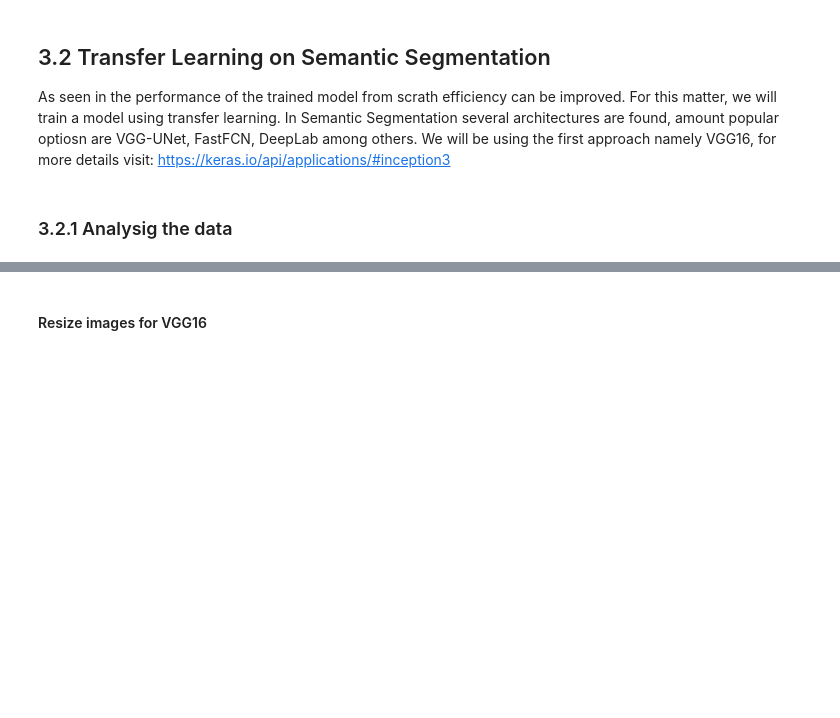
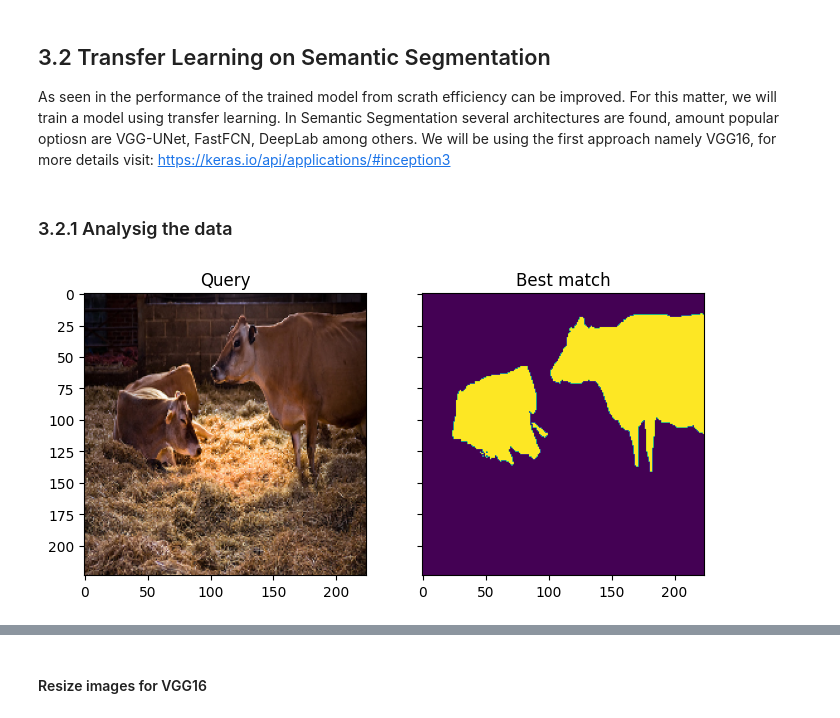
Before and after one commit to danilotpnta/ComputerVission, a Jupyter notebook: cv-ga2-v2.ipynb, the cells around one changed output, grey strips where cells are left out. Cells and saved outputs as stored; diff of their text form; code cells hidden in the pictures; blank space fills up the shorter version.

```diff
--- a/cv-ga2-v2.ipynb
+++ b/cv-ga2-v2.ipynb
@@ -266,3 +211,29 @@ def plot_img_seg(original_img, real_label, predicted_label=None):
         plt.subplot(int(f"1{col}3"))
         plt.imshow(predicted_label)
         plt.title("Predicted Label")
+
+def preproces_img(img):
+#     img = cv2.cvtColor(img, cv2.COLOR_RGB2GRAY)
+#     img = cv2.resize(img,(224,224, 3)) #(224, 224, 1, 3)
+#     img = np.expand_dims(img, axis=2)
+    img = cv2.resize(img,(224,224))
+#     print(img.shape)
+    return img
+
+def preproces_seg(seg):
+    seg = cv2.resize(seg,(224,224),interpolation = cv2.INTER_NEAREST)
+    seg = np.expand_dims(seg, axis=2)
+#     print(seg.shape)
+    return seg
+
+train_df['img'] = train_df['img'].apply(preproces_img)
+train_df['seg'] = train_df['seg'].apply(preproces_seg)
+# %%
+fig, axes = plt.subplots(1,2,sharex=True,sharey=True,figsize=(8,6))
+axes[0].imshow(train_df['img'][0])
+axes[0].set_title("Query")
+axes[1].imshow(train_df['seg'][0])
+axes[1].set_title("Best match")
+plt.show()
+# %% [output]
+[figure, added]
```
Also changed, not shown: parts of 35 cells of this notebook.
